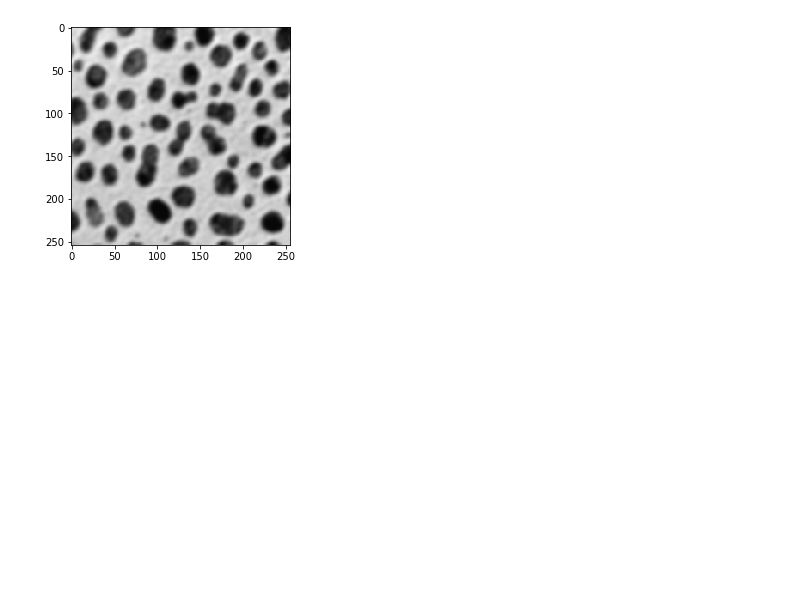
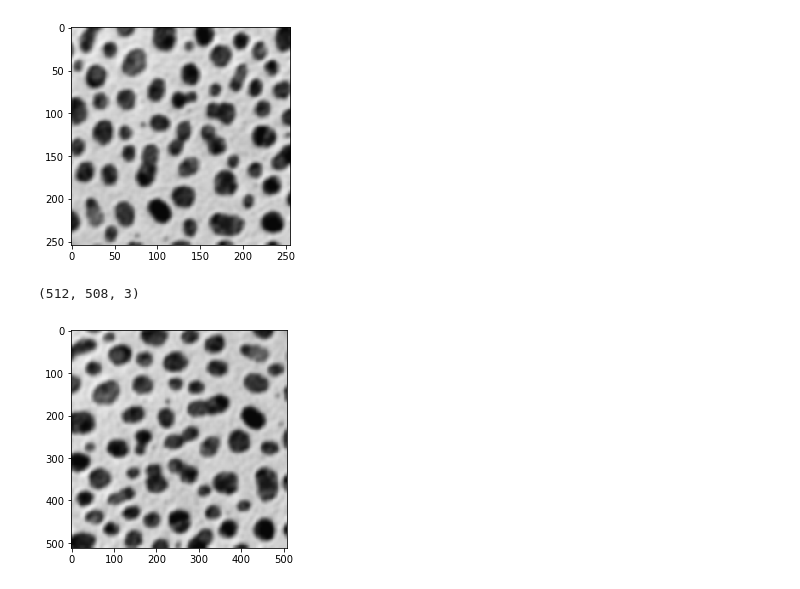
Before and after one commit to Suchismitha-Vedala/IMAGE-PROCESSING-INTERPOLATION, a Jupyter notebook: Bilinear.ipynb, the cells around one changed output. Cells and saved outputs as stored; diff of their text form; code cells hidden in the pictures; blank space fills up the shorter version.

```diff
--- a/Bilinear.ipynb
+++ b/Bilinear.ipynb
@@ -11,12 +11,42 @@ plt.show()
 # %% [output]
 [figure]
 # %%
-a=np.asarray(img)
-w,h,c = a.shape
+#a=np.asarray(img)
+w,h,c = img.shape
 # %%
 fx=2
 fy=2
 # %%
 new_w=int(w*fx)
 new_h=int(h*fy)
-b=np.zeros(shape=(new_h,new_w,c))
+b=np.zeros((new_h,new_w,c),np.uint8)
+# %%
+for i in range(new_w):
+    for j in range(new_h):
+        x1=int((np.floor(i/fx)))
+        x2=int((np.ceil(i/fx)))
+        if (x1 == 0):
+            x1=1
+        x= 0
+        y1=int(np.floor(j/fy))
+        y2=int(np.ceil(j/fy))
+        if (y1 == 0):
+            y1=1
+        y= 0
+        ctl = img[x1,y1,:]
+        cbl = img[x2,y1,:]
+        ctr = img[x1,y2,:]
+        cbr = img[x2,y2,:]
+        y = int((j/fx)%1)
+        tr = ((ctr*y)+(ctl*(1-y)))
+        br = ((cbr*y)+(cbl*(1-y)))
+        b[j,i,:] = ((br*x)+(tr*(1-x)))
+# %%
+b.shape
+# %% [output]
+(512, 508, 3)
+# %%
+plt.imshow(b)
+plt.show()
+# %% [output]
+[figure, added]
```
Also changed, not shown: parts of 17 cells of this notebook, 4 other files.
